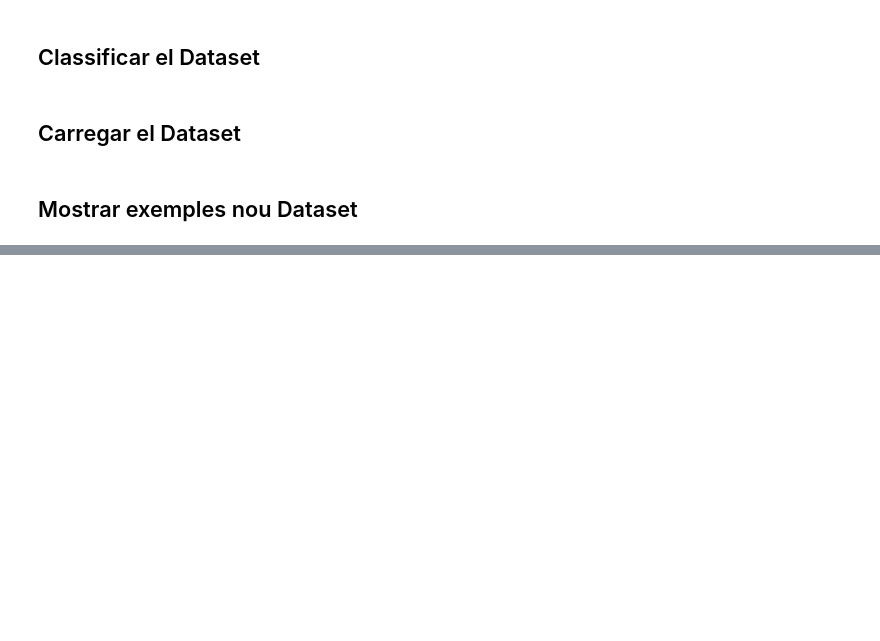
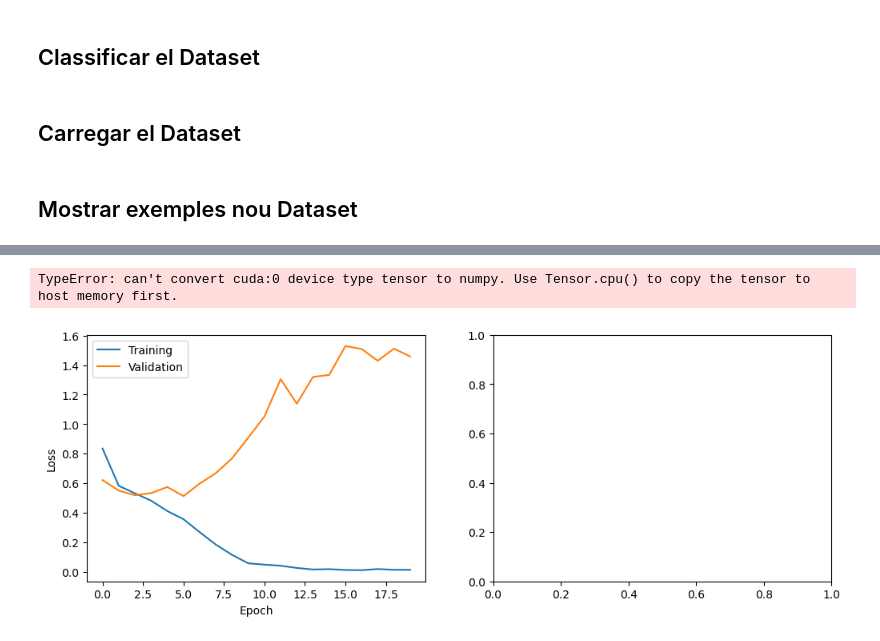
Before and after one commit to xcerdoxc/aa_2324, a Jupyter notebook: Practica2/Prac2-CNN.ipynb, the cells around one changed output, grey strips where cells are left out. Drawn from its saved outputs; the diff is of its cells as text; code cells hidden in the pictures; blank space fills up the shorter version.

Commit message:
Model CNN 0.77

```diff
--- a/Practica2/Prac2-CNN.ipynb
+++ b/Practica2/Prac2-CNN.ipynb
@@ -75,0 +140,17 @@ plt.show()
+# %%
+train_size = round(int(len(dataset)*.75))
+test_size = len(dataset)-train_size
+train_set, val_set = torch.utils.data.random_split(dataset, [train_size,test_size])
+# %%
+# Set the GPU device
+device = torch.device("cuda" if torch.cuda.is_available() else "cpu")
+model = PetCNN().to(device)
+# %%
+# training hyperparameters
+batch_size = 64
+criterion = torch.nn.CrossEntropyLoss()
+optimizer = torch.optim.Adam(model.parameters(), lr=0.001)
+num_epochs = 20
+# %%
+train_loader = torch.utils.data.DataLoader(train_set, batch_size=batch_size, shuffle=True)
+val_loader = torch.utils.data.DataLoader(val_set, batch_size=batch_size, shuffle=False)
@@ -75,0 +251,19 @@ plt.show()
+# %%
+# Plot the training and validation losses and accuracies
+plt.figure(figsize=(12, 4))
+plt.subplot(1, 2, 1)
+plt.plot(train_losses, label='Training')
+plt.plot(valid_losses, label='Validation')
+plt.xlabel('Epoch')
+plt.ylabel('Loss')
+plt.legend()
+plt.subplot(1, 2, 2)
+plt.plot(train_accs, label='Training')
+plt.plot(valid_accs, label='Validation')
+plt.xlabel('Epoch')
+plt.ylabel('Accuracy')
+plt.legend()
+plt.show()
+# %% [output]
+TypeError: can't convert cuda:0 device type tensor to numpy. Use Tensor.cpu() to copy the tensor to host memory first.
+[figure, added]
```
Also changed, not shown: parts of 6 cells of this notebook.
